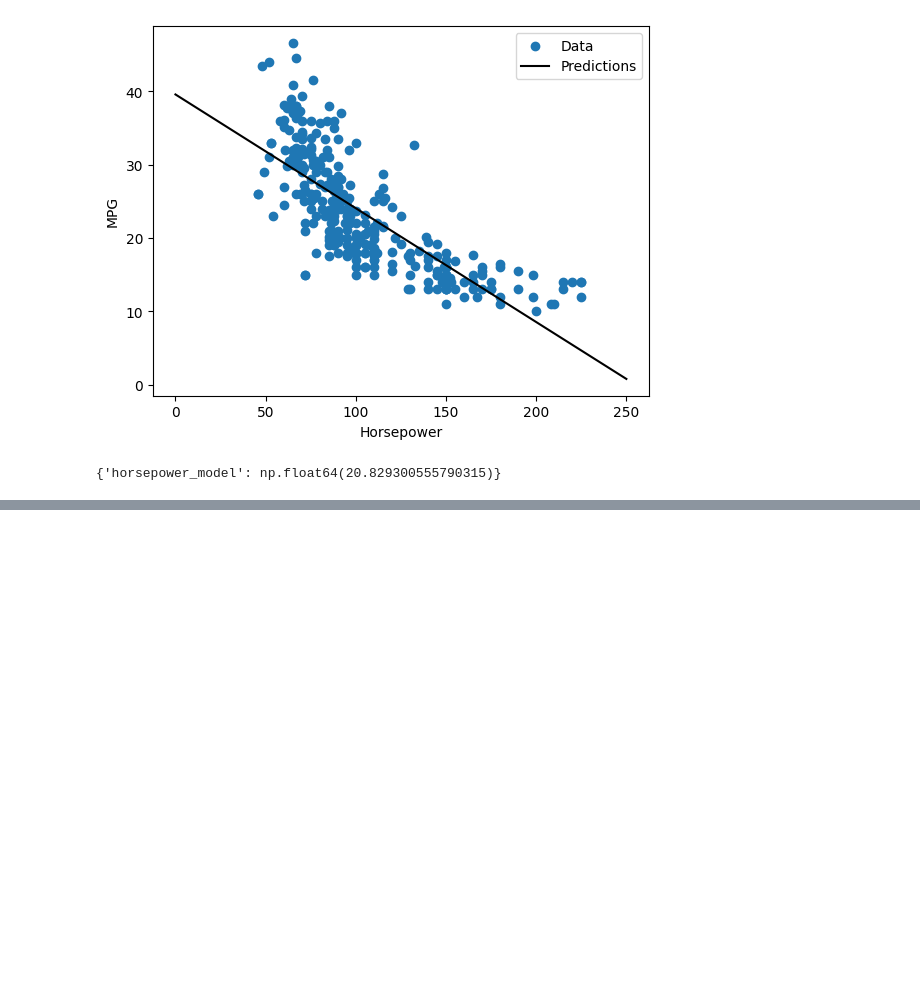
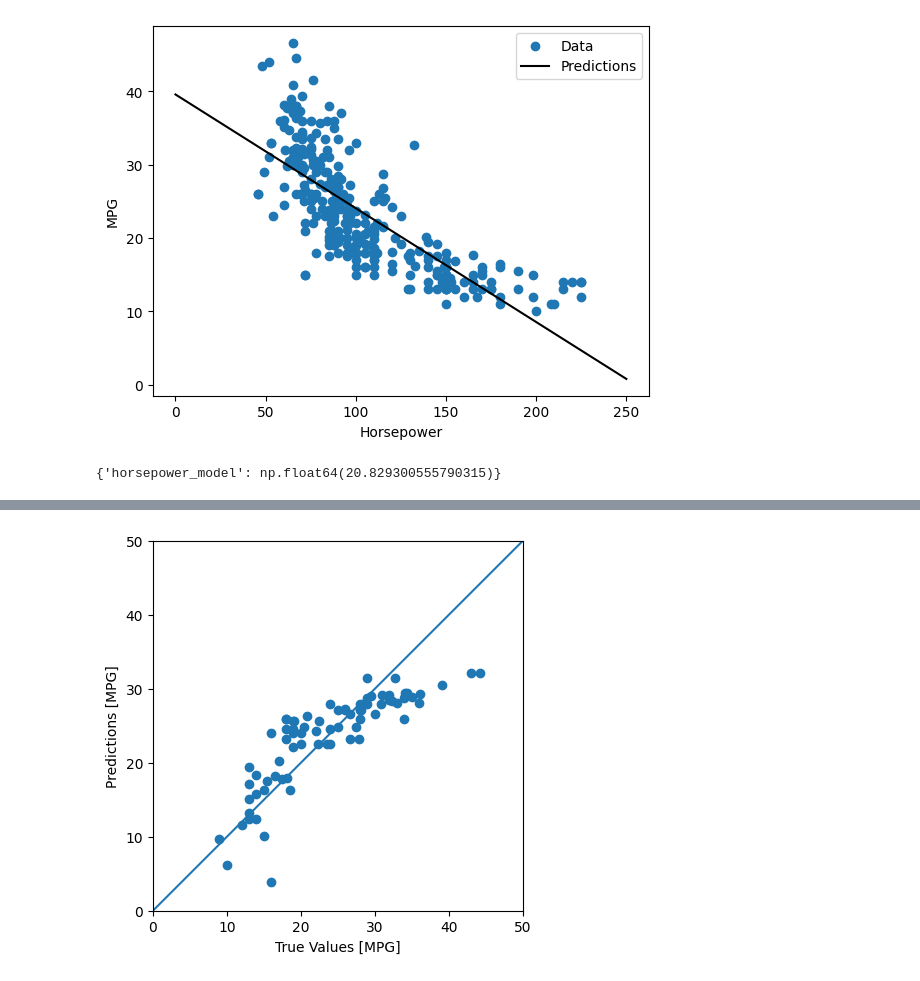
Before and after one commit to 2024-2-analitica-predictiva/2024-2-PRE-06-regresion-basica-Marias642, a Jupyter notebook: homework/notebook.ipynb, the cells around one changed output, grey strips where cells are left out. Drawn from its saved outputs; the diff is of its cells as text; code cells hidden in the pictures; blank space fills up the shorter version.

```diff
--- a/homework/notebook.ipynb
+++ b/homework/notebook.ipynb
@@ -273,0 +328,7 @@ test_results
+# %%
+plot_predictions(
+    y_true=test_labels,
+    y_pred=horsepower_model.predict(standarized_test_horsepower),
+)
+# %% [output]
+[figure, added]
```
Also changed, not shown: parts of 14 cells of this notebook, 3 other files.
